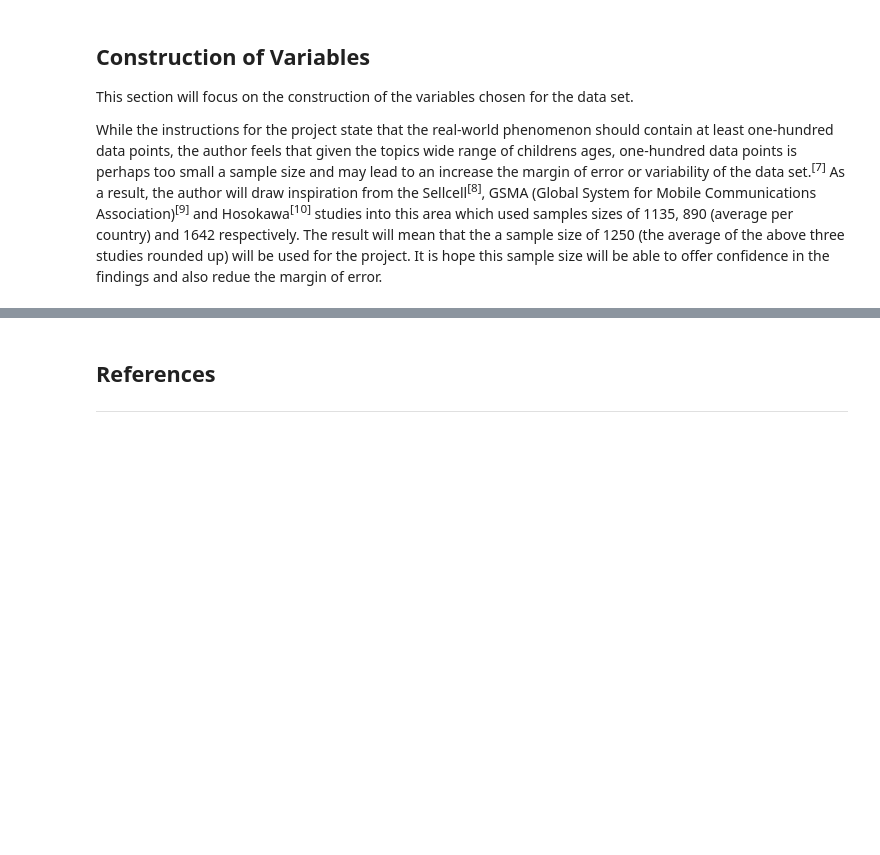
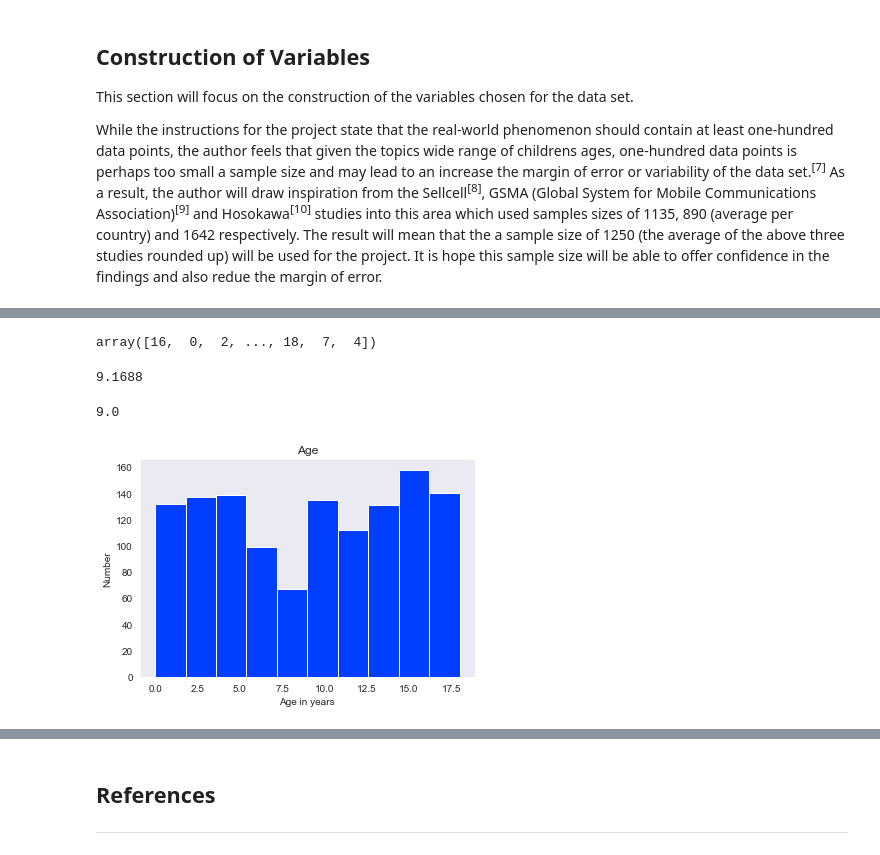
Before and after one commit to JPLee01/Programming_for_Data_Analysis-PRoject, a Jupyter notebook: Programming_for_Data_Analysis-Project.ipynb, the cells around one changed output, grey strips where cells are left out. Saved outputs shown, nothing was run; the diff lists cells and outputs as text; code cells hidden in the pictures; blank space fills up the shorter version.

```diff
--- a/Programming_for_Data_Analysis-Project.ipynb
+++ b/Programming_for_Data_Analysis-Project.ipynb
@@ -73,0 +77,24 @@ While the instructions for the project state that the real-world phenomenon shou
+# %%
+#Generate the random set of ages for the project (19 is entered into the code to allow for the distribution to be between 0 and 18, inclusive)
+age = np.random.randint(0,19, 1250)
+age
+# %% [output]
+array([16,  0,  2, ..., 18,  7,  4])
+# %%
+#Average age of the sample
+np.mean(age)
+# %% [output]
+9.1688
+# %%
+#Median age of the sample
+np.median(age)
+# %% [output]
+9.0
+# %%
+plt.hist(age)
+plt.title('Age')
+plt.xlabel('Age in years')
+plt.ylabel('Number')
+plt.grid()
+# %% [output]
+[figure, added]
```
Also changed, not shown: parts of 13 cells of this notebook.
